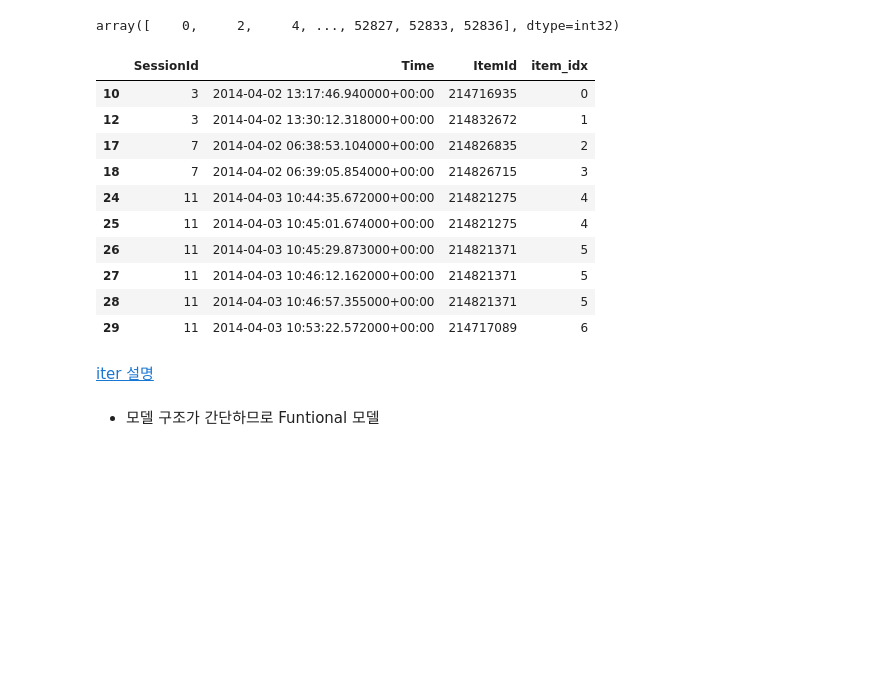
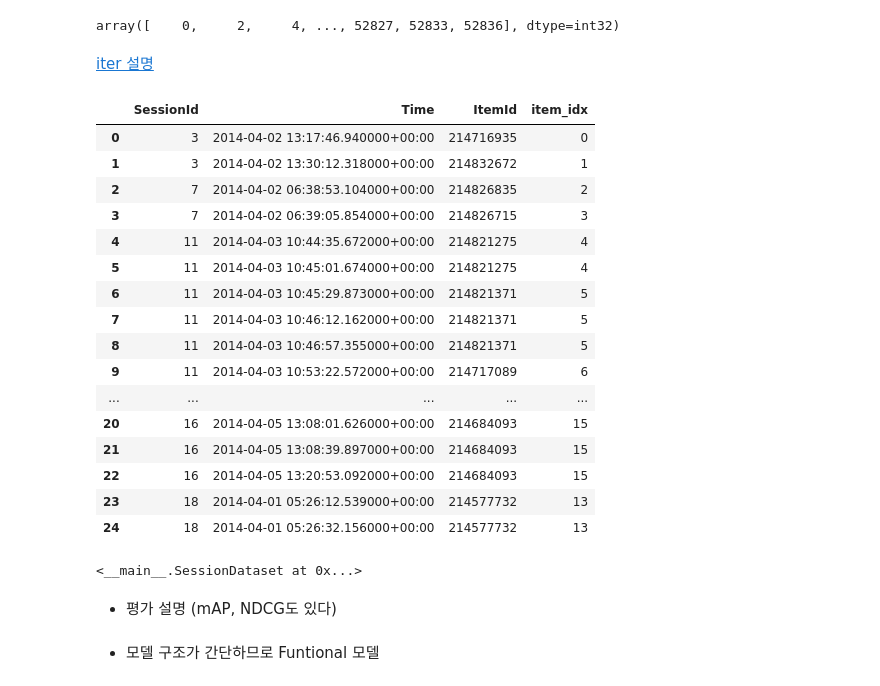
Before and after one commit to ZiminPark/SeqRec, a Jupyter notebook: 지금 이 상품을 클릭한 분들이 다음 상품도 클릭하고 있습니다.ipynb, the cells around one changed output. Saved outputs shown, nothing was run; the diff lists cells and outputs as text; code cells hidden in the pictures; blank space fills up the shorter version.

```diff
--- a/지금 이 상품을 클릭한 분들이 다음 상품도 클릭하고 있습니다.ipynb
+++ b/지금 이 상품을 클릭한 분들이 다음 상품도 클릭하고 있습니다.ipynb
@@ -185,20 +185,6 @@ tr_dataset = SessionDataset(tr)
 tr_dataset.click_offsets
 # %% [output]
 array([    0,     2,     4, ..., 52827, 52833, 52836], dtype=int32)
-# %%
-tr_dataset.df.head(10)
-# %% [output]
-|  | SessionId | Time | ItemId | item_idx |
-| 10 | 3 | 2014-04-02 13:17:46.940000+00:00 | 214716935 | 0 |
-| 12 | 3 | 2014-04-02 13:30:12.318000+00:00 | 214832672 | 1 |
-| 17 | 7 | 2014-04-02 06:38:53.104000+00:00 | 214826835 | 2 |
-| 18 | 7 | 2014-04-02 06:39:05.854000+00:00 | 214826715 | 3 |
-| 24 | 11 | 2014-04-03 10:44:35.672000+00:00 | 214821275 | 4 |
-| 25 | 11 | 2014-04-03 10:45:01.674000+00:00 | 214821275 | 4 |
-| 26 | 11 | 2014-04-03 10:45:29.873000+00:00 | 214821371 | 5 |
-| 27 | 11 | 2014-04-03 10:46:12.162000+00:00 | 214821371 | 5 |
-| 28 | 11 | 2014-04-03 10:46:57.355000+00:00 | 214821371 | 5 |
-| 29 | 11 | 2014-04-03 10:53:22.572000+00:00 | 214717089 | 6 |
 # %% [markdown]
 [iter 설명](https://dojang.io/mod/page/view.php?id=2405)
 # %%
@@ -260 +247,21 @@ class SessionDataLoader:
+# %%
+sample_df.reset_index(drop=True)
+# %% [output]
+|  | SessionId | Time | ItemId | item_idx |
+| 0 | 3 | 2014-04-02 13:17:46.940000+00:00 | 214716935 | 0 |
+| 1 | 3 | 2014-04-02 13:30:12.318000+00:00 | 214832672 | 1 |
+| 2 | 7 | 2014-04-02 06:38:53.104000+00:00 | 214826835 | 2 |
+| 3 | 7 | 2014-04-02 06:39:05.854000+00:00 | 214826715 | 3 |
+| 4 | 11 | 2014-04-03 10:44:35.672000+00:00 | 214821275 | 4 |
+| 5 | 11 | 2014-04-03 10:45:01.674000+00:00 | 214821275 | 4 |
+| 6 | 11 | 2014-04-03 10:45:29.873000+00:00 | 214821371 | 5 |
+| 7 | 11 | 2014-04-03 10:46:12.162000+00:00 | 214821371 | 5 |
+| 8 | 11 | 2014-04-03 10:46:57.355000+00:00 | 214821371 | 5 |
+| 9 | 11 | 2014-04-03 10:53:22.572000+00:00 | 214717089 | 6 |
+| ... | ... | ... | ... | ... |
+| 20 | 16 | 2014-04-05 13:08:01.626000+00:00 | 214684093 | 15 |
+| 21 | 16 | 2014-04-05 13:08:39.897000+00:00 | 214684093 | 15 |
+| 22 | 16 | 2014-04-05 13:20:53.092000+00:00 | 214684093 | 15 |
+| 23 | 18 | 2014-04-01 05:26:12.539000+00:00 | 214577732 | 13 |
+| 24 | 18 | 2014-04-01 05:26:32.156000+00:00 | 214577732 | 13 |
 # %%
@@ -264,0 +270,4 @@ next(iter_ex)
+# %%
+sample
+# %% [output]
+<__main__.SessionDataset at 0x...>
@@ -264,0 +279,2 @@ next(iter_ex)
+# %% [markdown]
+- 평가 설명 (mAP, NDCG도 있다)
```
Also changed, not shown: parts of 14 cells of this notebook, 3 other files.
